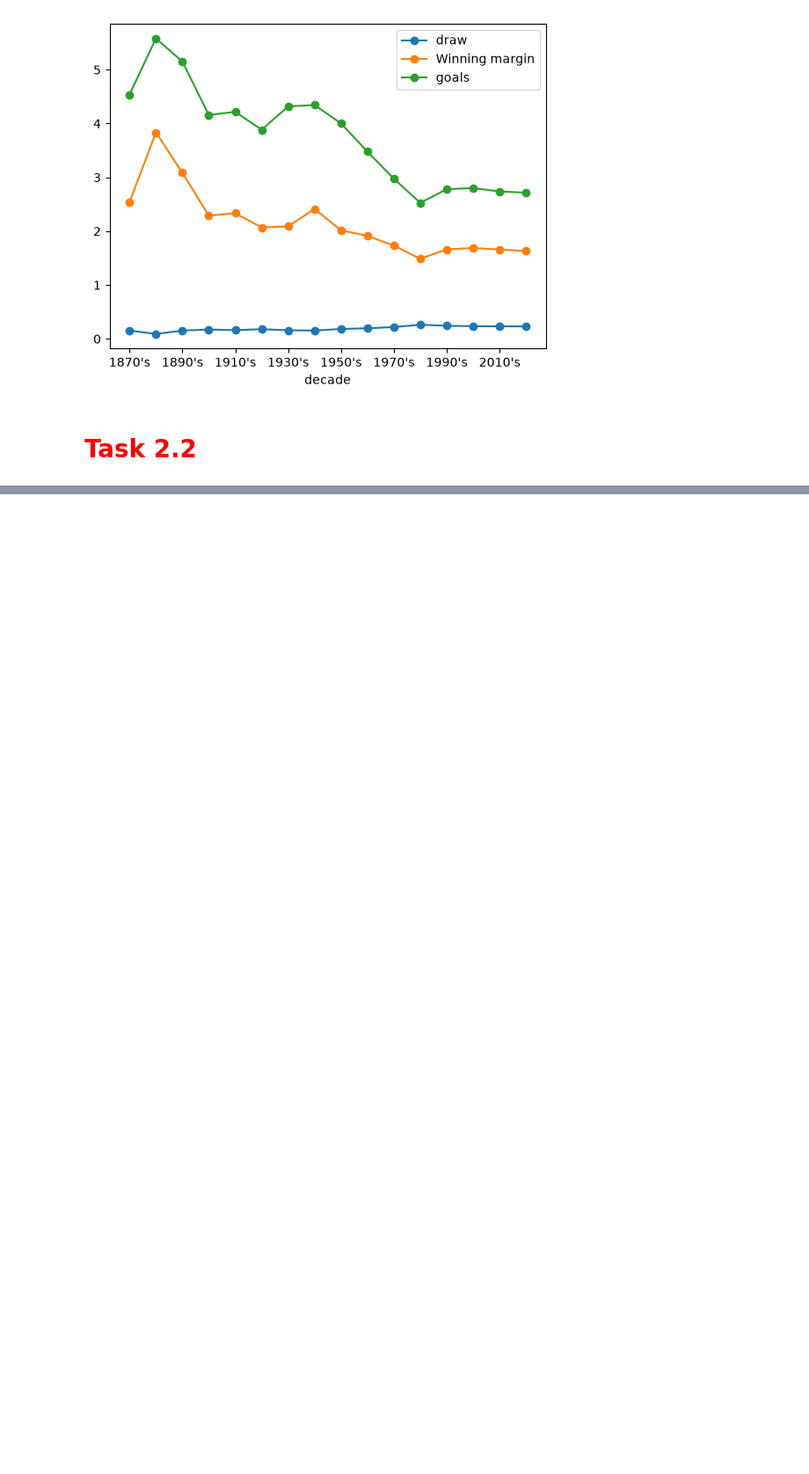
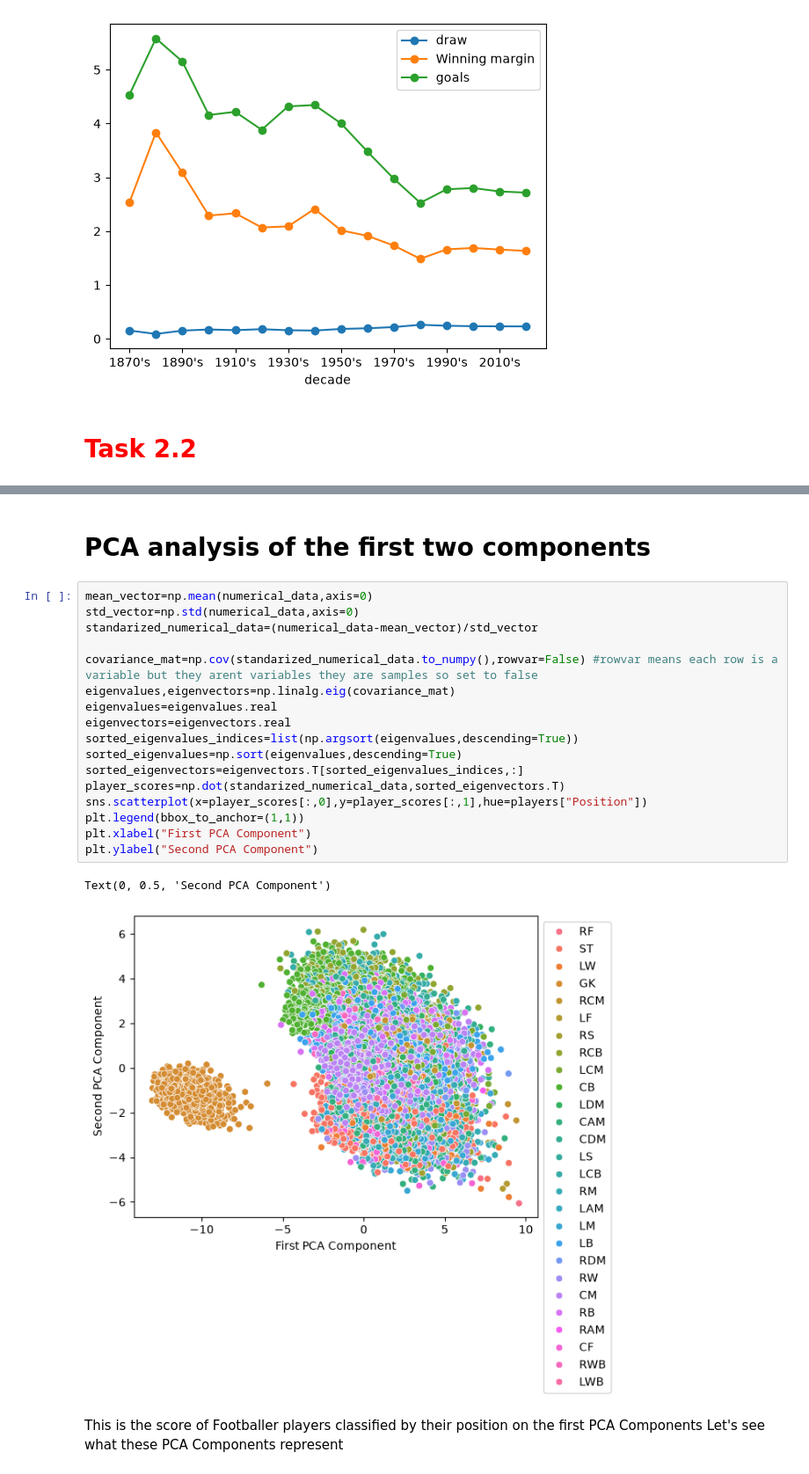
Before and after one commit to programmerX1a/AI-tasks, a Jupyter notebook: Block_2/Task_2.ipynb, the cells around one changed output, grey strips where cells are left out. Shown at 88% size. Drawn from its saved outputs; the diff is of its cells as text; blank space fills up the shorter version.

```diff
--- a/Block_2/Task_2.ipynb
+++ b/Block_2/Task_2.ipynb
@@ -129,0 +187,25 @@ results.groupby("decade")[["draw","Winning margin","goals"]].mean().plot(marker=
+# %% [markdown]
+<h1 style="height:50px">PCA analysis of the first two components</h1>
+# %%
+mean_vector=np.mean(numerical_data,axis=0)
+std_vector=np.std(numerical_data,axis=0)
+standarized_numerical_data=(numerical_data-mean_vector)/std_vector
+
+covariance_mat=np.cov(standarized_numerical_data.to_numpy(),rowvar=False) #rowvar means each row is a variable but they arent variables they are samples so set to false
+eigenvalues,eigenvectors=np.linalg.eig(covariance_mat)
+eigenvalues=eigenvalues.real
+eigenvectors=eigenvectors.real
+sorted_eigenvalues_indices=list(np.argsort(eigenvalues,descending=True))
+sorted_eigenvalues=np.sort(eigenvalues,descending=True)
+sorted_eigenvectors=eigenvectors.T[sorted_eigenvalues_indices,:]
+player_scores=np.dot(standarized_numerical_data,sorted_eigenvectors.T)
+sns.scatterplot(x=player_scores[:,0],y=player_scores[:,1],hue=players["Position"])
+plt.legend(bbox_to_anchor=(1,1))
+plt.xlabel("First PCA Component")
+plt.ylabel("Second PCA Component")
+# %% [output]
+Text(0, 0.5, 'Second PCA Component')
+[figure, added]
+# %% [markdown]
+This is the score of Footballer players classified by their position on the first PCA Components
+Let's see what these PCA Components represent
```
Also changed, not shown: parts of 26 cells of this notebook, 4 other files.
